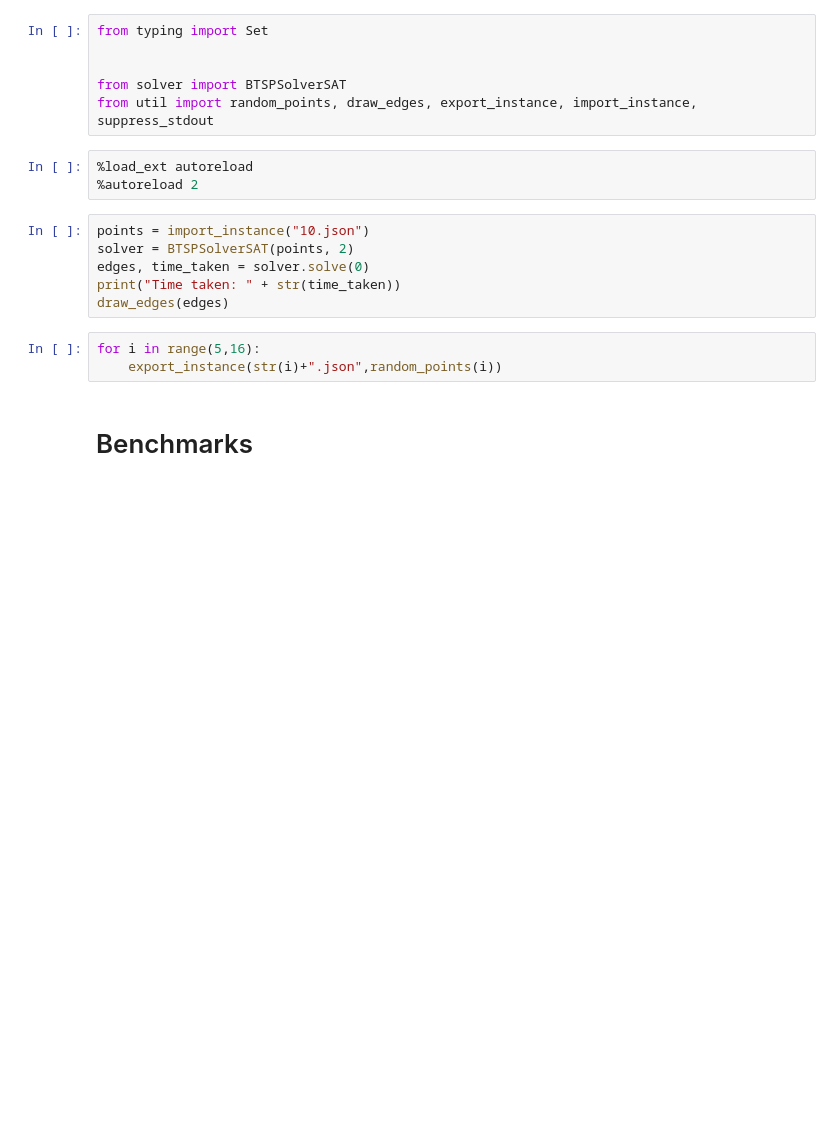
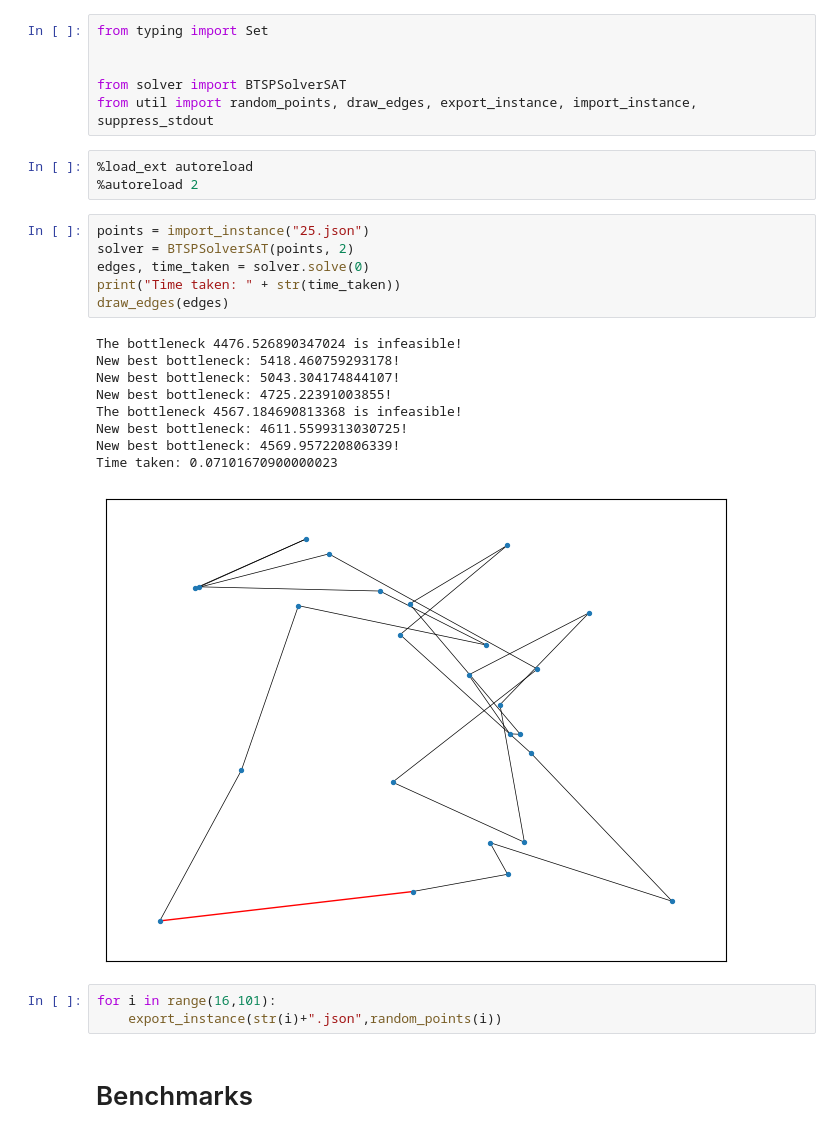
Before and after one commit to uwu-octane/alg_lab, a Jupyter notebook: 03_card_sat/BTSP/btsp_card_sat.ipynb, the cells around one changed output. Saved outputs shown, nothing was run; the diff lists cells and outputs as text; blank space fills up the shorter version.

```diff
--- a/03_card_sat/BTSP/btsp_card_sat.ipynb
+++ b/03_card_sat/BTSP/btsp_card_sat.ipynb
@@ -8,13 +8,23 @@ from util import random_points, draw_edges, export_instance, import_instance, su
 %load_ext autoreload
 %autoreload 2
 # %%
-points = import_instance("10.json")
+points = import_instance("25.json")
 solver = BTSPSolverSAT(points, 2)
 edges, time_taken = solver.solve(0)
 print("Time taken: " + str(time_taken))
 draw_edges(edges)
+# %% [output]
+The bottleneck 4476.526890347024 is infeasible!
+New best bottleneck: 5418.460759293178!
+New best bottleneck: 5043.304174844107!
+New best bottleneck: 4725.22391003855!
+The bottleneck 4567.184690813368 is infeasible!
+New best bottleneck: 4611.5599313030725!
+New best bottleneck: 4569.957220806339!
+Time taken: 0.07101670900000023
+[figure, added]
 # %%
-for i in range(5,16):
+for i in range(16,101):
     export_instance(str(i)+".json",random_points(i))
 # %% [markdown]
 # Benchmarks
```
Also changed, not shown: parts of 2 cells of this notebook, 3 other files.
